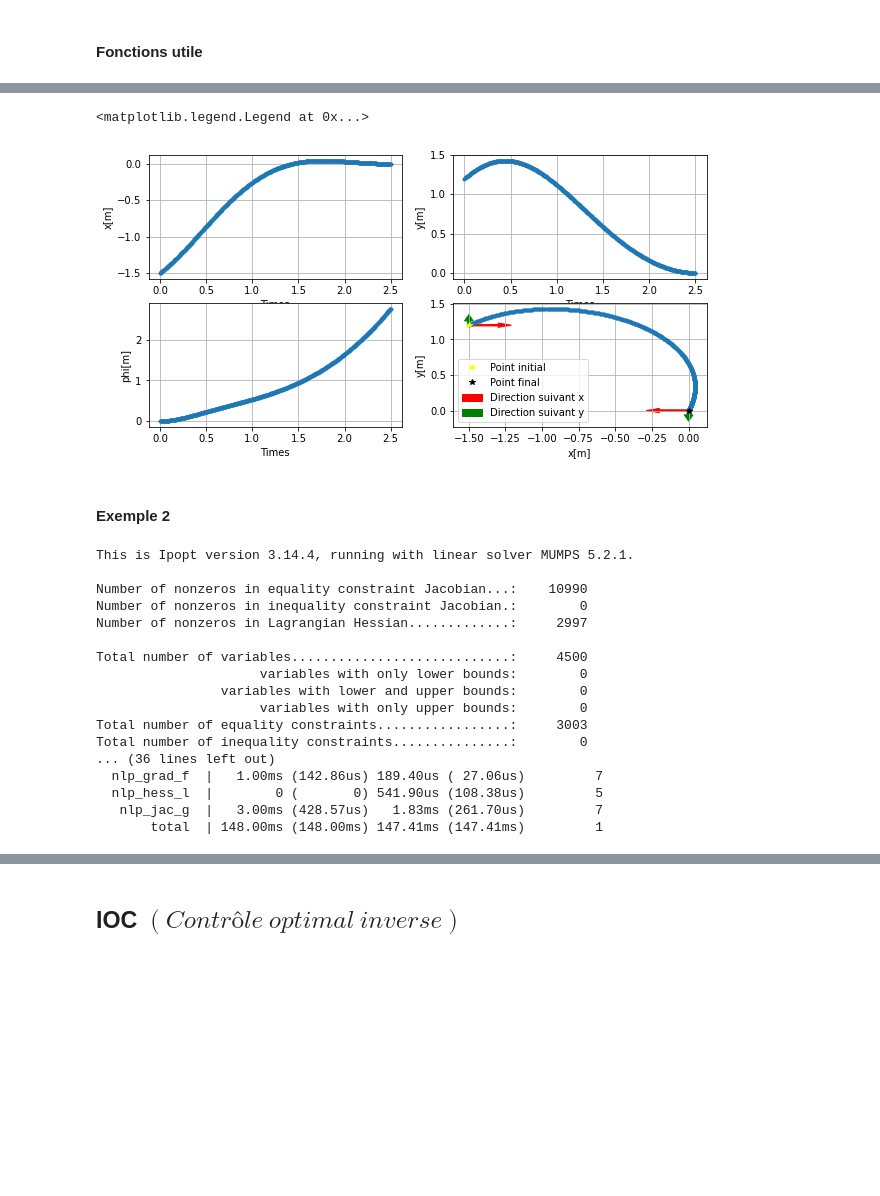
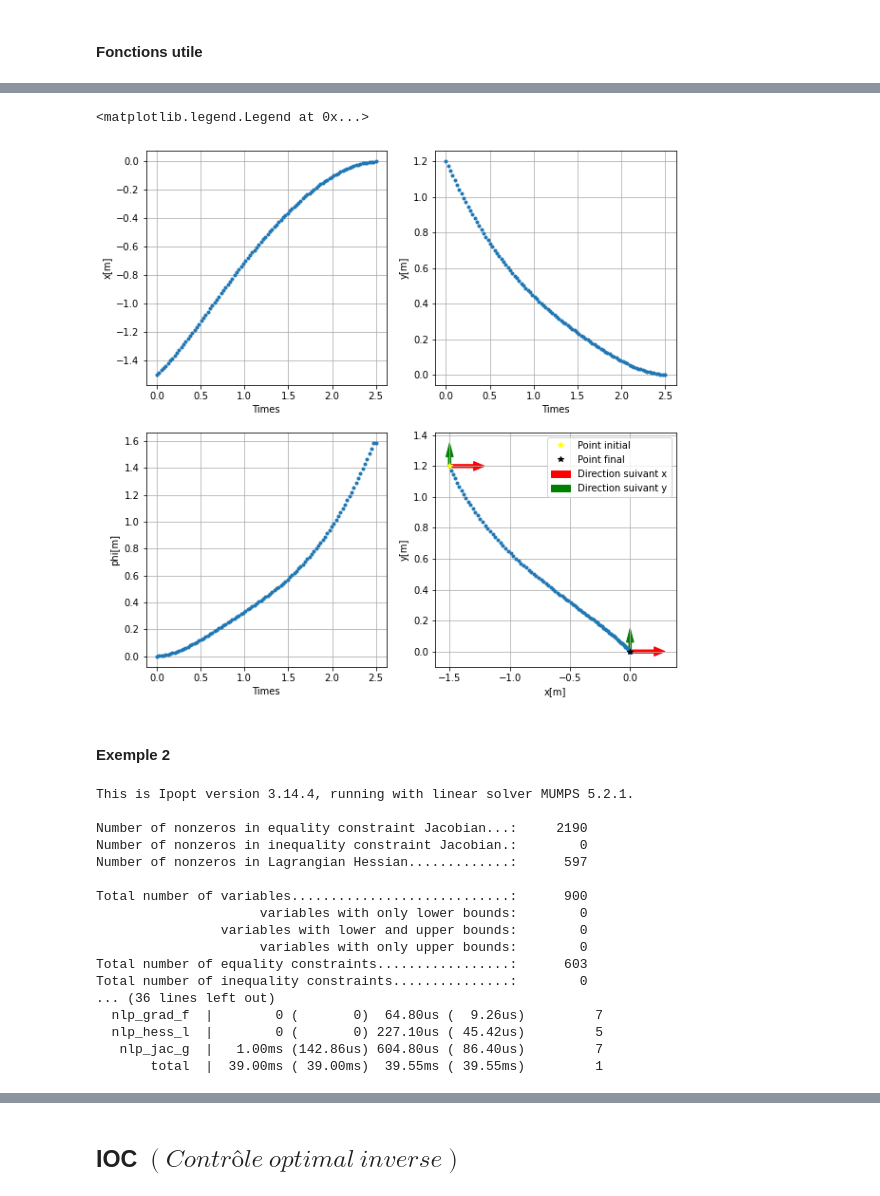
Before and after one commit to Zasfour/Locomotion-humain, a Jupyter notebook: Autre_manière_du_problème_MOMBAUR.ipynb, the cells around one changed output, grey strips where cells are left out. Saved outputs shown, nothing was run; the diff lists cells and outputs as text; code cells hidden in the pictures; blank space fills up the shorter version.

```diff
--- a/Autre_manière_du_problème_MOMBAUR.ipynb
+++ b/Autre_manière_du_problème_MOMBAUR.ipynb
@@ -45,9 +45,3 @@ import matplotlib.pyplot as plt
 import random as random
 %matplotlib inline
 from casadi import *
-# %%
-def distance (x,y, eps):
-    if x-y > 0 :
-        return eps
-    else :
-        return -eps
@@ -54,7 +54,7 @@ def distance (x,y, eps):
 # %% [markdown]
 ## DOC  $ (Contrôle\ optimal\ direct)$
 # %%
-n = 500
+n = 100
 T = 2.5
 taux = T/n
 
@@ -68,11 +64,15 @@ alpha3 = 0.295
 # %%
+alpha1 = 0.1
+alpha2 = 0.4
+alpha3 = 0.5
+
 x0 = -1.5
 y0 = 1.2
-theta0 = pi
+theta0 = 0
 
 xf = 0
 yf = 0
-thetaf = 0
+thetaf = pi/2
 # %%
 ## variable de position
 x = SX.sym('x', n )
@@ -179,7 +242,7 @@ F = np.zeros(n)
 for i in range (n):
     F[i] = phi(U1_1[i], U2_1[i], U3_1[i])
 # %%
-plt.subplots(figsize=(10, 5))
+plt.subplots(figsize=(10, 10))
 
 plt.subplot(2, 2, 1)
 plt.plot (Times,X_1 , '.')
@@ -189,34 +252,34 @@ plt.grid(True)
 
 plt.subplot(2, 2, 2)
 plt.plot (Times,Y_1 , '.')
 plt.xlabel('Times')
 plt.ylabel('y[m]')
 plt.grid(True)
 
 plt.subplot(2, 2, 3)
 plt.plot (Times,F , '.')
 plt.xlabel('Times')
 plt.ylabel('phi[m]')
 plt.grid(True)
 
 plt.subplot(2, 2, 4)
 plt.plot (X_1,Y_1 , '.')
 plt.plot(x0,y0, '*', label = 'Point initial', color = 'yellow')
 plt.plot(xf,yf, '*', label = 'Point final', color = 'black')
 plt.arrow(X_1[0], Y_1[0], distance(X_1[1],X_1[0], 0.2),0, width = 0.02 , color = 'red', label = "Direction suivant x")
 plt.arrow(X_1[0], Y_1[0], 0, distance(Y_1[1],Y_1[0],0.06), width = 0.02, color = 'green', label = "Direction suivant y")
 
 plt.arrow(X_1[-1], Y_1[-1], distance(X_1[-1],X_1[n-2],0.2),0, width = 0.02, color = 'red' )
 plt.arrow(X_1[-1], Y_1[-1], 0, distance(Y_1[-1],Y_1[n-2],0.06), width = 0.02, color = 'green')
 
 
 plt.xlabel('x[m]')
 plt.ylabel('y[m]')
 plt.grid(True)
 plt.legend()
 # %% [output]
 <matplotlib.legend.Legend at 0x...>
-[figure, old version]
+[figure, new version]
 # %% [markdown]
 #### Exemple 2
 # %%
@@ -281,21 +344,21 @@ sol = opti.solve()
 # %% [output]
 This is Ipopt version 3.14.4, running with linear solver MUMPS 5.2.1.
 
-Number of nonzeros in equality constraint Jacobian...:    10990
+Number of nonzeros in equality constraint Jacobian...:     2190
 Number of nonzeros in inequality constraint Jacobian.:        0
-Number of nonzeros in Lagrangian Hessian.............:     2997
+Number of nonzeros in Lagrangian Hessian.............:      597
 
-Total number of variables............................:     4500
+Total number of variables............................:      900
                      variables with only lower bounds:        0
                 variables with lower and upper bounds:        0
                      variables with only upper bounds:        0
-Total number of equality constraints.................:     3003
+Total number of equality constraints.................:      603
 Total number of inequality constraints...............:        0
 ... (36 lines left out)
-  nlp_grad_f  |   1.00ms (142.86us) 189.40us ( 27.06us)         7
-  nlp_hess_l  |        0 (       0) 541.90us (108.38us)         5
-   nlp_jac_g  |   3.00ms (428.57us)   1.83ms (261.70us)         7
-       total  | 148.00ms (148.00ms) 147.41ms (147.41ms)         1
+  nlp_grad_f  |        0 (       0)  64.80us (  9.26us)         7
+  nlp_hess_l  |        0 (       0) 227.10us ( 45.42us)         5
+   nlp_jac_g  |   1.00ms (142.86us) 604.80us ( 86.40us)         7
+       total  |  39.00ms ( 39.00ms)  39.55ms ( 39.55ms)         1
 # %%
 U1_2 = sol.value(u1)
 U2_2 = sol.value(u2)
```
Also changed, not shown: parts of 12 cells of this notebook, 1 other file.
